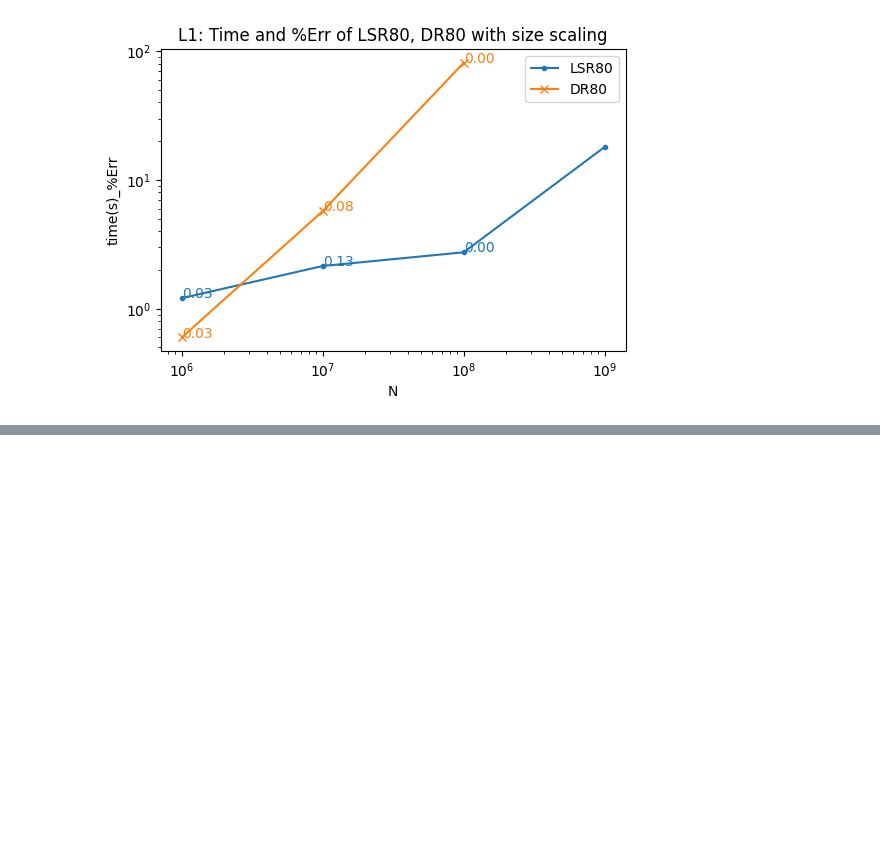
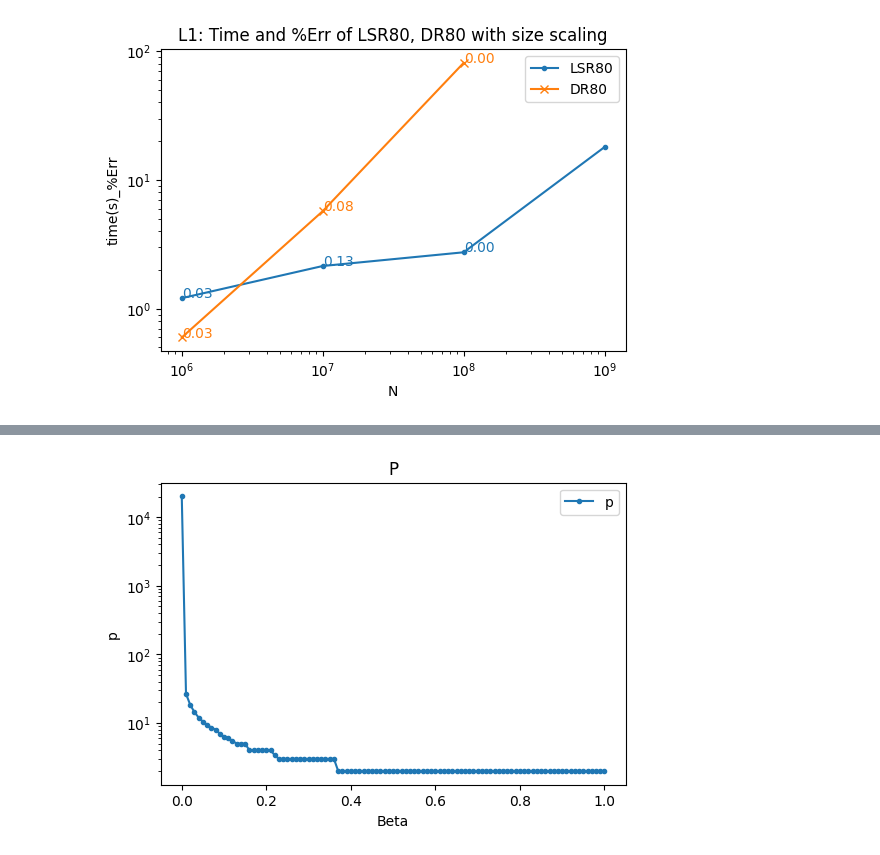
Before and after one commit to cswpy/PackageQuery, a Jupyter notebook: plots/test.ipynb, the cells around one changed output, grey strips where cells are left out. Cells and saved outputs as stored; diff of their text form; code cells hidden in the pictures; blank space fills up the shorter version.

```diff
--- a/plots/test.ipynb
+++ b/plots/test.ipynb
@@ -158,0 +163,9 @@ d.comp_plot("P3: Time composition and total time of LSR80 with size scaling", ["
+# %%
+# Plot DLV
+r = Reader("DLV.csv")
+d = Drawer()
+curves = [r.get_curve(i) for i in [0]]
+curves = [(X, np.array(Y)) for (X,Y) in curves]
+d.line_plot("P", ["Beta", "p"], curves, ["p"], markers=['.', '.'], scales=[None, "log"])
+# %% [output]
+[figure, added]
```
Also changed, not shown: parts of 6 cells of this notebook, 22 other files.
